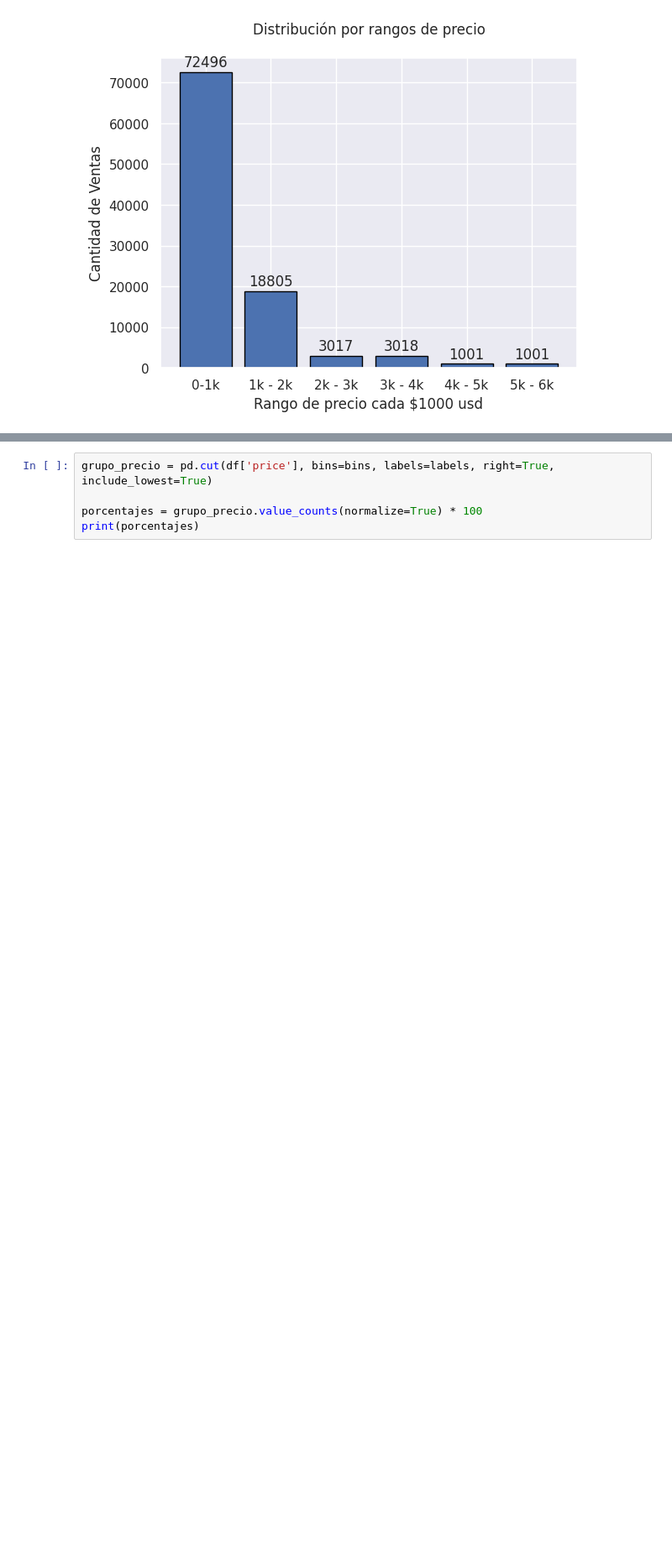
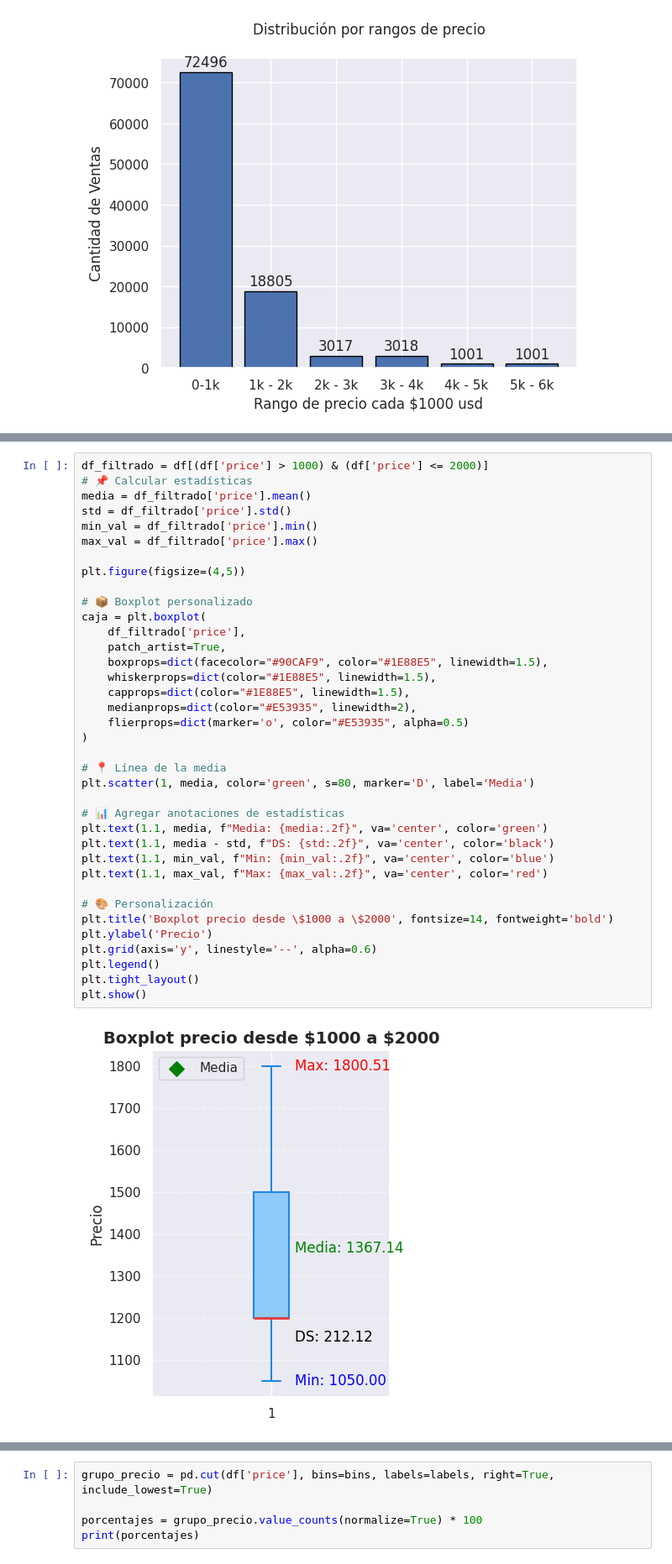
Before and after one commit to federico2018lc/InnovacionDatosProyectoFinal, a Jupyter notebook: analisis_datos_EDA.ipynb, the cells around one changed output, grey strips where cells are left out. Shown at 84% size. Cells and saved outputs as stored; diff of their text form; blank space fills up the shorter version.

```diff
--- a/analisis_datos_EDA.ipynb
+++ b/analisis_datos_EDA.ipynb
@@ -613,0 +698,39 @@ plt.show()
+# %%
+df_filtrado = df[(df['price'] > 1000) & (df['price'] <= 2000)]
+# 📌 Calcular estadísticas
+media = df_filtrado['price'].mean()
+std = df_filtrado['price'].std()
+min_val = df_filtrado['price'].min()
+max_val = df_filtrado['price'].max()
+
+plt.figure(figsize=(4,5))
+
+# 📦 Boxplot personalizado
+caja = plt.boxplot(
+    df_filtrado['price'],
+    patch_artist=True,
+    boxprops=dict(facecolor="#90CAF9", color="#1E88E5", linewidth=1.5),
+    whiskerprops=dict(color="#1E88E5", linewidth=1.5),
+    capprops=dict(color="#1E88E5", linewidth=1.5),
+    medianprops=dict(color="#E53935", linewidth=2),
+    flierprops=dict(marker='o', color="#E53935", alpha=0.5)
+)
+
+# 📍 Línea de la media
+plt.scatter(1, media, color='green', s=80, marker='D', label='Media')
+
+# 📊 Agregar anotaciones de estadísticas
+plt.text(1.1, media, f"Media: {media:.2f}", va='center', color='green')
+plt.text(1.1, media - std, f"DS: {std:.2f}", va='center', color='black')
+plt.text(1.1, min_val, f"Min: {min_val:.2f}", va='center', color='blue')
+plt.text(1.1, max_val, f"Max: {max_val:.2f}", va='center', color='red')
+
+# 🎨 Personalización
+plt.title('Boxplot precio desde \$1000 a \$2000', fontsize=14, fontweight='bold')
+plt.ylabel('Precio')
+plt.grid(axis='y', linestyle='--', alpha=0.6)
+plt.legend()
+plt.tight_layout()
+plt.show()
+# %% [output]
+[figure, added]
```
Also changed, not shown: parts of 25 cells of this notebook.
